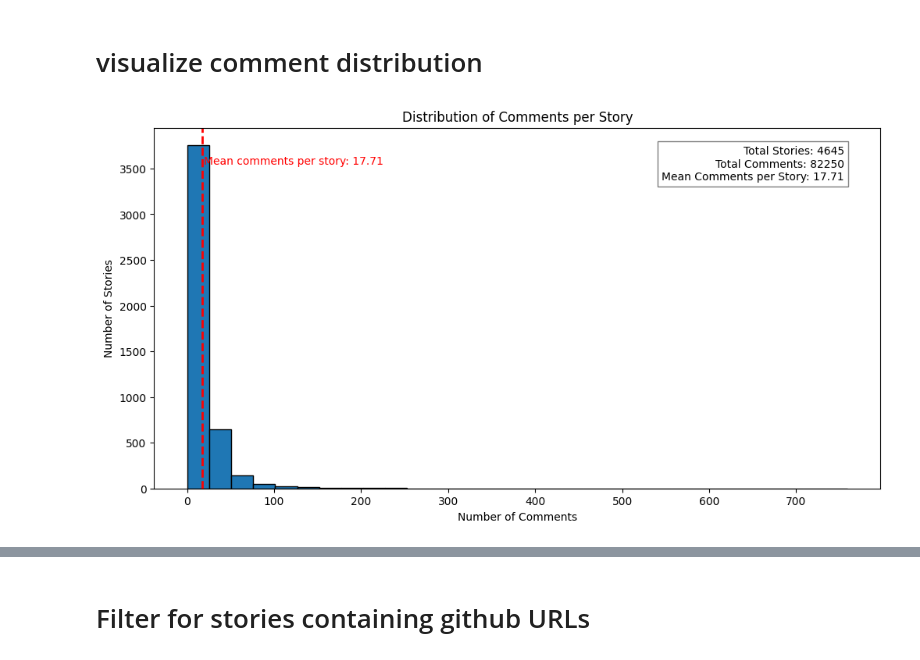
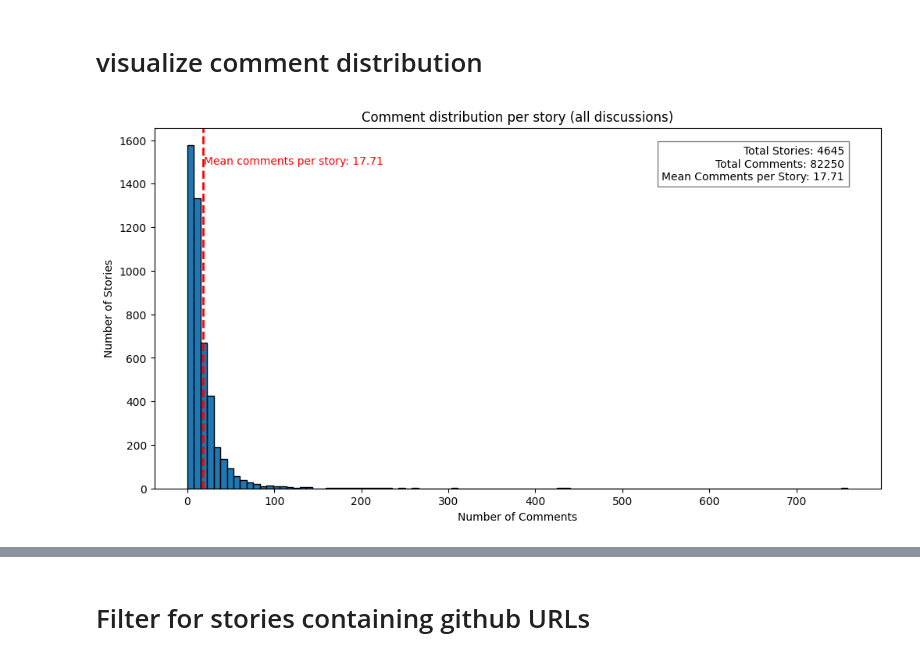
Before and after one commit to MUICT-SERU/SP2024-GPT, a Jupyter notebook: src/1-retrieve-hn-stories/1-retrieve-hackernews-stories.ipynb, the cells around one changed output, grey strips where cells are left out. Drawn from its saved outputs; the diff is of its cells as text; code cells hidden in the pictures.

```diff
--- a/src/1-retrieve-hn-stories/1-retrieve-hackernews-stories.ipynb
+++ b/src/1-retrieve-hn-stories/1-retrieve-hackernews-stories.ipynb
@@ -182,7 +182,7 @@ Total comments (kids): 4707
 # %% [markdown]
 # visualize comment distribution
 # %%
-def visualize_comment_distribution(progress_filename):
+def visualize_comment_distribution(title, progress_filename):
     with open(progress_filename, 'r') as f:
         data = json.load(f)
 
@@ -195,8 +195,8 @@ def visualize_comment_distribution(progress_filename):
 
     # Create histogram
     plt.figure(figsize=(12, 6))
-    plt.hist(comments_per_story, bins=30, edgecolor='black')
-    plt.title('Distribution of Comments per Story')
+    plt.hist(comments_per_story, bins=100, edgecolor='black')
+    plt.title(title)
     plt.xlabel('Number of Comments')
     plt.ylabel('Number of Stories')
 
@@ -211,6 +211,6 @@ def visualize_comment_distribution(progress_filename):
     plt.plot()
 # %%
 # Analyze the data
-visualize_comment_distribution(HN_STORIES_JSON)
+visualize_comment_distribution('Comment distribution per story (all discussions)', HN_STORIES_JSON)
 # %% [output]
-[figure, old version]
+[figure, new version]
```
Also changed, not shown: parts of 8 cells of this notebook, 3 other files.
